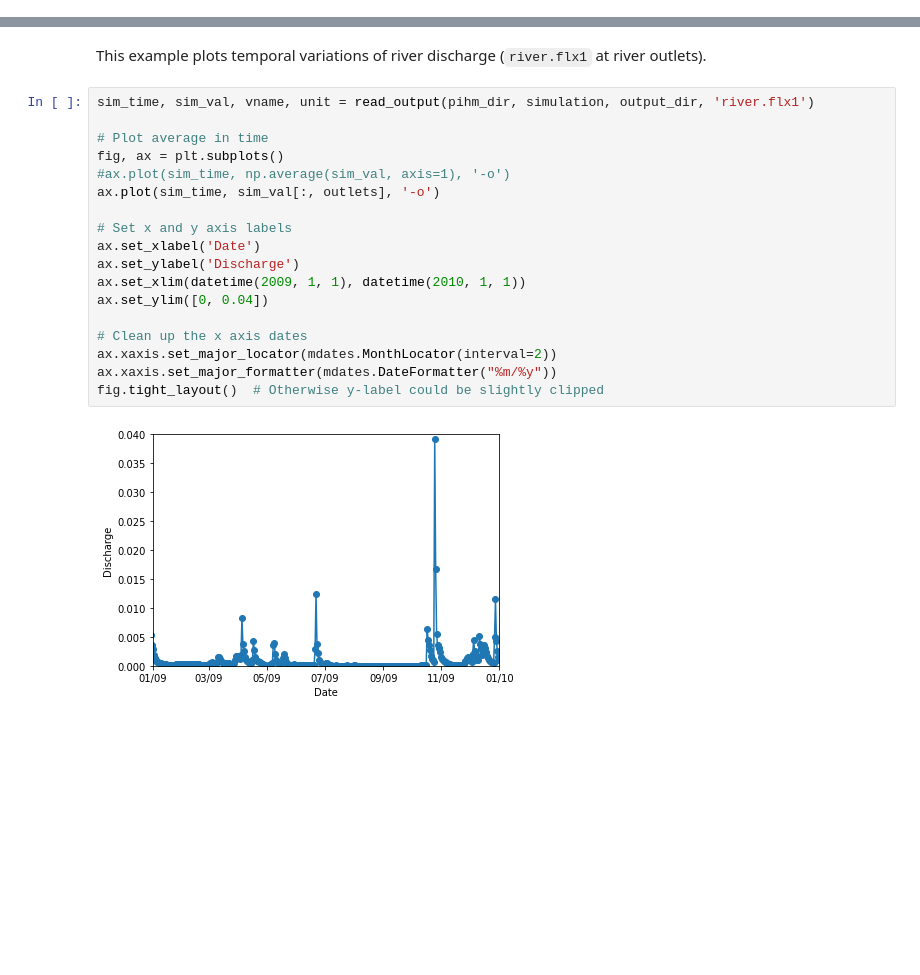
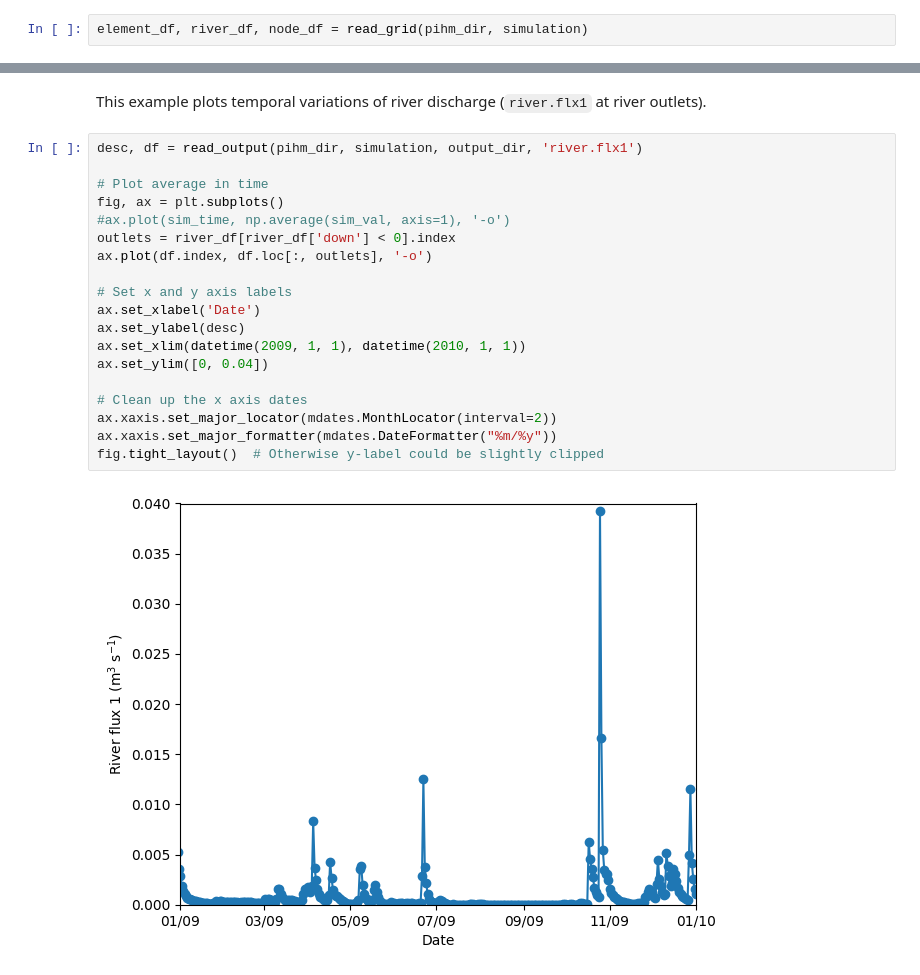
Before and after one commit to PSUmodeling/MM-PIHM, a Jupyter notebook: PIHM_visualization.ipynb, the cells around one changed output, grey strips where cells are left out. Drawn from its saved outputs; the diff is of its cells as text; blank space fills up the shorter version.

```diff
--- a/PIHM_visualization.ipynb
+++ b/PIHM_visualization.ipynb
@@ -49 +51,3 @@ num_elem, num_nodes, tri, x, y, zmin, zmax = read_mesh(pihm_dir, simulation)
+# %%
+element_df, river_df, node_df = read_grid(pihm_dir, simulation)
 # %% [markdown]
@@ -139,22 +128,23 @@ plt.show()
 # %% [markdown]
 This example plots temporal variations of river discharge (`river.flx1` at river outlets).
 # %%
-sim_time, sim_val, vname, unit = read_output(pihm_dir, simulation, output_dir, 'river.flx1')
+desc, df = read_output(pihm_dir, simulation, output_dir, 'river.flx1')
 
 # Plot average in time
 fig, ax = plt.subplots()
 #ax.plot(sim_time, np.average(sim_val, axis=1), '-o')
-ax.plot(sim_time, sim_val[:, outlets], '-o')
+outlets = river_df[river_df['down'] < 0].index
+ax.plot(df.index, df.loc[:, outlets], '-o')
 
 # Set x and y axis labels
 ax.set_xlabel('Date')
-ax.set_ylabel('Discharge')
+ax.set_ylabel(desc)
 ax.set_xlim(datetime(2009, 1, 1), datetime(2010, 1, 1))
 ax.set_ylim([0, 0.04])
 
 # Clean up the x axis dates
 ax.xaxis.set_major_locator(mdates.MonthLocator(interval=2))
 ax.xaxis.set_major_formatter(mdates.DateFormatter("%m/%y"))
 fig.tight_layout()  # Otherwise y-label could be slightly clipped
 # %% [output]
-[figure, old version]
+[figure, new version]
```
Also changed, not shown: parts of 11 cells of this notebook.
